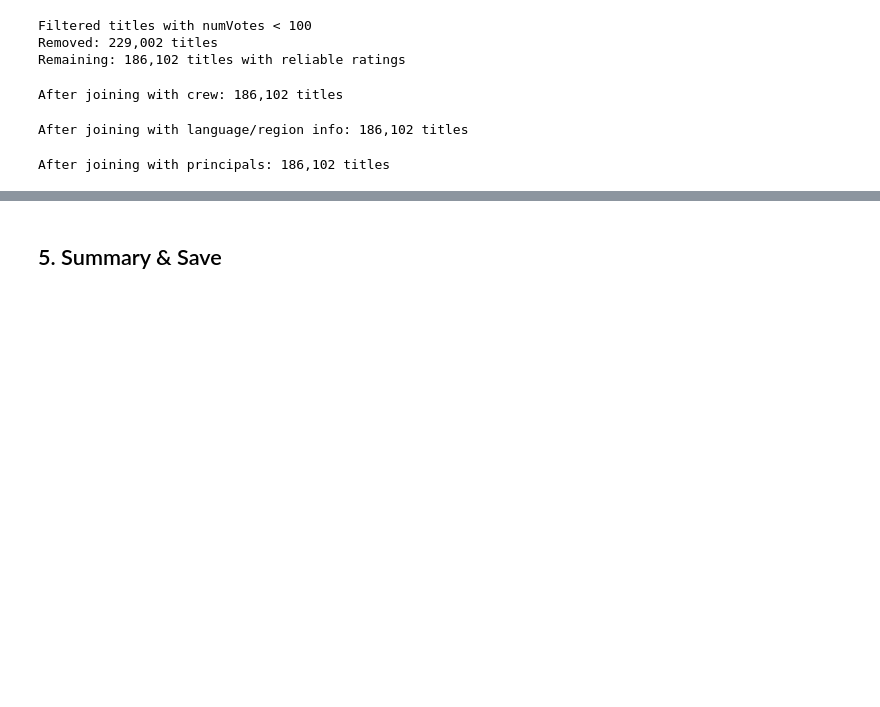
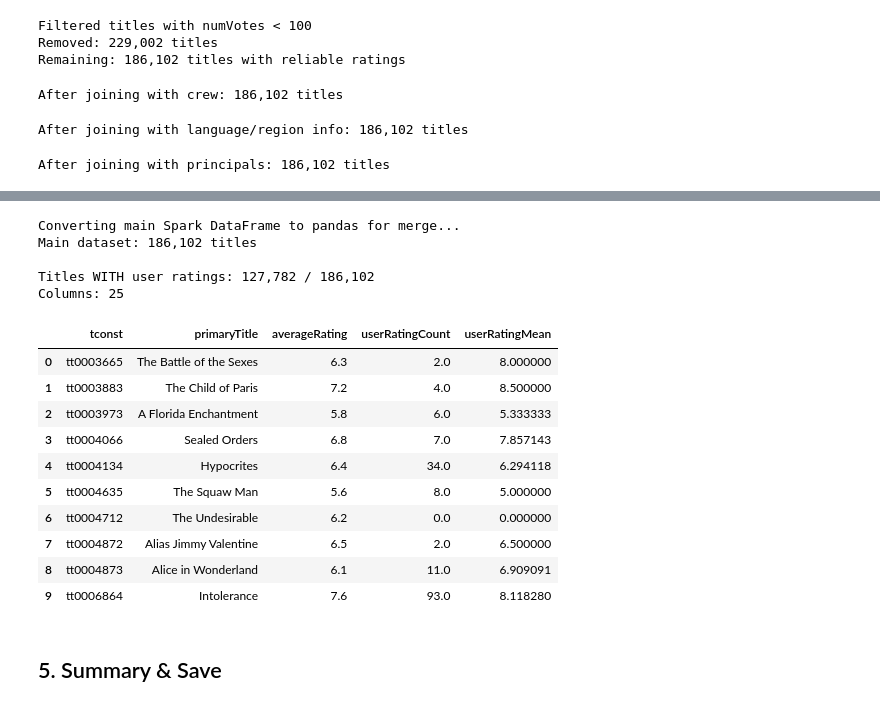
Before and after one commit to omarraouf125/Big-Data-Project, a Jupyter notebook: notebooks/01_preprocessing.ipynb, the cells around one changed output, grey strips where cells are left out. Drawn from its saved outputs; the diff is of its cells as text; code cells hidden in the pictures; blank space fills up the shorter version.

Commit message:
1 day left

```diff
--- a/notebooks/01_preprocessing.ipynb
+++ b/notebooks/01_preprocessing.ipynb
@@ -19,6 +19,7 @@
 import os
 import sys
 import numpy as np
+import pandas as pd
 
 # Fix Windows PySpark: set HADOOP_HOME and Python paths
 os.environ['HADOOP_HOME'] = r'C:\hadoop'
@@ -34,7 +35,7 @@ from pyspark.sql.types import (
 )
 
 # Paths
-BASE_DIR = r"e:\CUFE\Spring 25\Big Data\Project"
+BASE_DIR = r"e:\CUFE\Spring_25\Big Data\Project"
 DATA_DIR = os.path.join(BASE_DIR, "Dataset")
 OUTPUT_DIR = os.path.join(BASE_DIR, "outputs")
 os.makedirs(os.path.join(OUTPUT_DIR, "parquet"), exist_ok=True)
@@ -249,8 +250,7 @@ df_principals_agg = (
     .groupBy("tconst")
     .agg(
         F.count("nconst").alias("numPrincipals"),
-        F.countDistinct("category").alias("numRoleTypes"),
-        F.collect_set("nconst").alias("principalIds")
+        F.countDistinct("category").alias("numRoleTypes")
     )
 )
 df_main = df_main.join(df_principals_agg, on="tconst", how="left")
@@ -338,11 +299,0 @@ User rating aggregations:
-# %%
-# ── Join user features with main dataset ──
-df_main = df_main.join(df_user_agg, on="tconst", how="left")
-
-user_cols = ["userRatingCount", "userRatingMean", "userRatingStd",
-             "userRatingMin", "userRatingMax", "extremeRatingCount",
-             "extremeRatingRatio", "userRatingRange"]
-df_main = df_main.fillna(0, subset=user_cols)
-
-print(f"Final dataset: {df_main.count():,} titles")
-print(f"Columns: {len(df_main.columns)}")
@@ -352,3 +342,39 @@ Columns: 26
+# %%
+# ── Merge user features with main dataset via pandas ──
+print("Converting main Spark DataFrame to pandas for merge...")
+pdf_main = df_main.toPandas()
+print(f"Main dataset: {len(pdf_main):,} titles")
+
+# Merge
+pdf_main = pdf_main.merge(df_user_agg_pd, on="tconst", how="left")
+
+# Fill nulls for titles without user ratings
+user_cols = ["userRatingCount", "userRatingMean", "userRatingStd",
+             "userRatingMin", "userRatingMax", "extremeRatingCount",
+             "extremeRatingRatio", "userRatingRange"]
+pdf_main[user_cols] = pdf_main[user_cols].fillna(0)
+
+matched = (pdf_main['userRatingCount'] > 0).sum()
+print(f"\nTitles WITH user ratings: {matched:,} / {len(pdf_main):,}")
+print(f"Columns: {len(pdf_main.columns)}")
+pdf_main[['tconst', 'primaryTitle', 'averageRating', 'userRatingCount', 'userRatingMean']].head(10)
+# %% [output]
+Converting main Spark DataFrame to pandas for merge...
+Main dataset: 186,102 titles
+
+Titles WITH user ratings: 127,782 / 186,102
+Columns: 25
+|  | tconst | primaryTitle | averageRating | userRatingCount | userRatingMean |
+| 0 | tt0003665 | The Battle of the Sexes | 6.3 | 2.0 | 8.000000 |
+| 1 | tt0003883 | The Child of Paris | 7.2 | 4.0 | 8.500000 |
+| 2 | tt0003973 | A Florida Enchantment | 5.8 | 6.0 | 5.333333 |
+| 3 | tt0004066 | Sealed Orders | 6.8 | 7.0 | 7.857143 |
+| 4 | tt0004134 | Hypocrites | 6.4 | 34.0 | 6.294118 |
+| 5 | tt0004635 | The Squaw Man | 5.6 | 8.0 | 5.000000 |
+| 6 | tt0004712 | The Undesirable | 6.2 | 0.0 | 0.000000 |
+| 7 | tt0004872 | Alias Jimmy Valentine | 6.5 | 2.0 | 6.500000 |
+| 8 | tt0004873 | Alice in Wonderland | 6.1 | 11.0 | 6.909091 |
+| 9 | tt0006864 | Intolerance | 7.6 | 93.0 | 8.118280 |
 # %% [markdown]
 ## 5. Summary & Save
 # %%
```
Also changed, not shown: parts of 10 cells of this notebook, 11 other files.
